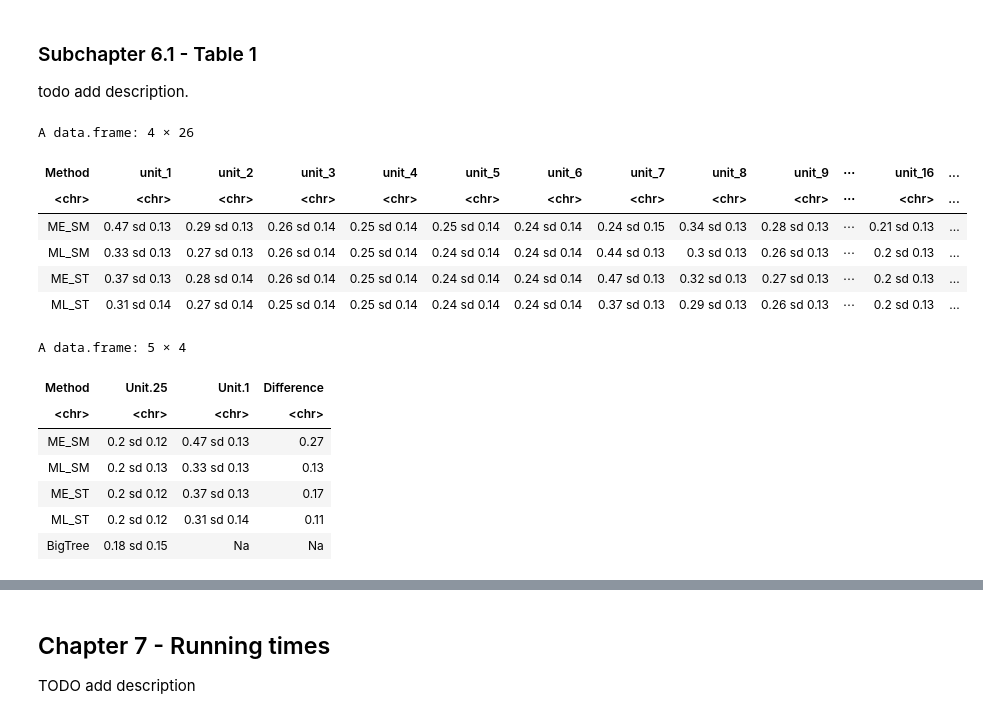
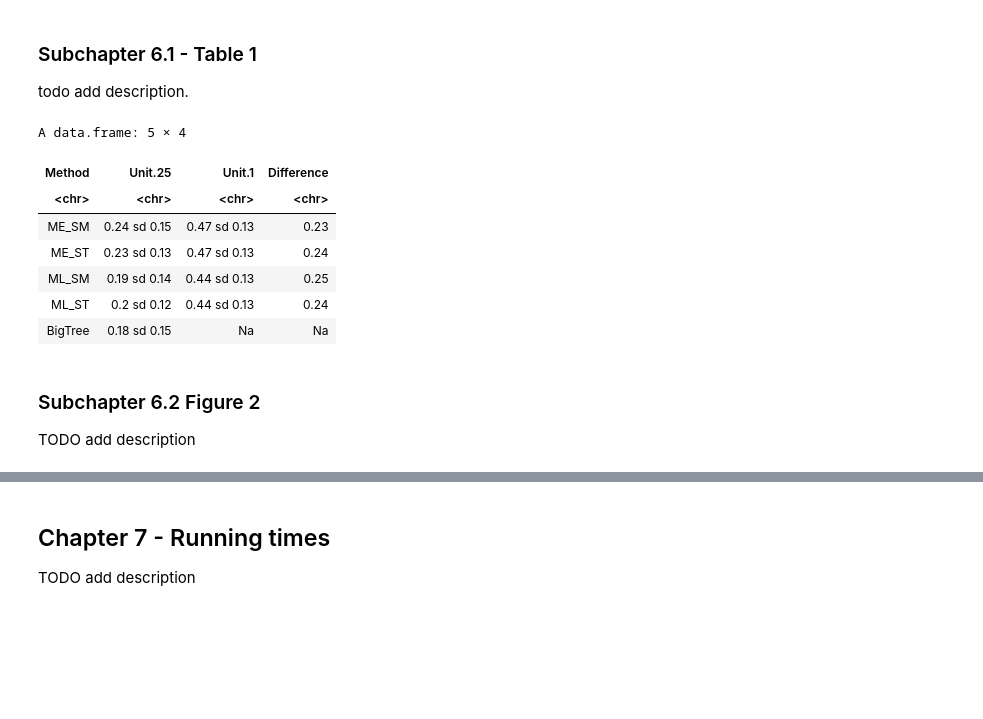
Before and after one commit to alessiovignoli/paralogs-nf, a Jupyter notebook: analysis/simulated_data.ipynb, the cells around one changed output, grey strips where cells are left out. Saved outputs shown, nothing was run; the diff lists cells and outputs as text; code cells hidden in the pictures; blank space fills up the shorter version.

Commit message:
fixed table1 and polished code for figure 3

```diff
--- a/analysis/simulated_data.ipynb
+++ b/analysis/simulated_data.ipynb
@@ -482,7 +483,7 @@ rf_df_new_means = colMeans(df_new)
 sd_df_new_means = apply(df_new, 2, sd)
 
 # Initialize empty list to hold the extracted method names and unit names values
-methods = c("ME_SM", "ML_SM", "ME_ST", "ML_ST")
+methods = c("ME_SM", "ME_ST", "ML_SM",  "ML_ST")
 units   = 25
 
 # Create an empty dataframe with row names for methods and columns for unit_1 to unit_25
@@ -494,48 +495,45 @@ for (key in names(rf_df_new_means)) {
 
   # Split the key into parts (method and unit)
   parts  = strsplit(key, "_unit_")[[1]]
   method = parts[1]
   unit   = as.numeric(parts[2])
 
   # Place the value in the correct row and column of the dataframe adding the standard deviation to it.
   avg_rf_df_method_unit[avg_rf_df_method_unit$Method == method, paste0("unit_", unit)] = paste0(round(rf_df_new_means[key], digit=2), "  sd  ", round(sd_df_new_means[key], digit=2))
 }
 
 # create the actual table with only unit1, unit25 difference values from above df
 diff   = c(as.numeric(sub(" sd.*", "", avg_rf_df_method_unit$unit_1)) - as.numeric(sub(" sd.*", "", avg_rf_df_method_unit$unit_25)))
 table1 = data.frame(Method = avg_rf_df_method_unit$Method,
                     "Unit 25"    = avg_rf_df_method_unit$unit_25,
                     "Unit 1"     = avg_rf_df_method_unit$unit_1,
                     "Difference" = diff )
 
 # read the table compiled in chapter 5. So this cell does not depend on that one to run, it just needs the table file.
 df_bigtree_new = read.table("tables/avg_RF_between_ref_big_tree_subtrees.tsv", header=F)
 
 # make average of all family BigTree RF distances to their respective paralog tree. going from 500 values to 1.
 rf_df_bigtree_new_mean = colMeans(df_bigtree_new)
 rf_df_bigtree_new_sd   = apply(df_bigtree_new, 2, sd)
 
 # add the above two values to table1
 bigtree_row = c("BigTree", paste0(round(rf_df_bigtree_new_mean, digits = 2), "  sd  ", round(rf_df_bigtree_new_sd, digits = 2)), "Na", "Na")
 table1      = rbind(table1, bigtree_row)
 
-avg_rf_df_method_unit
-
 table1
-#write.table(table1, file="Table1_average_RF.tsv",quote=FALSE, sep="\t",row.names=FALSE)
+write.table(table1, file="tables/Table1_average_RF.tsv", quote=FALSE, sep="\t", row.names=FALSE)
 # %% [output]
-A data.frame: 4 × 26
+A data.frame: 5 × 4
-| Method | unit_1 | unit_2 | unit_3 | unit_4 | unit_5 | unit_6 | unit_7 | unit_8 | unit_9 | ⋯ | unit_16 | ... |
-| <chr> | <chr> | <chr> | <chr> | <chr> | <chr> | <chr> | <chr> | <chr> | <chr> | ⋯ | <chr> | ... |
-| ME_SM | 0.47 sd 0.13 | 0.29 sd 0.13 | 0.26 sd 0.14 | 0.25 sd 0.14 | 0.25 sd 0.14 | 0.24 sd 0.14 | 0.24 sd 0.15 | 0.34 sd 0.13 | 0.28 sd 0.13 | ⋯ | 0.21 sd 0.13 | ... |
-| ML_SM | 0.33 sd 0.13 | 0.27 sd 0.13 | 0.26 sd 0.14 | 0.25 sd 0.14 | 0.24 sd 0.14 | 0.24 sd 0.14 | 0.44 sd 0.13 | 0.3 sd 0.13 | 0.26 sd 0.13 | ⋯ | 0.2 sd 0.13 | ... |
-| ME_ST | 0.37 sd 0.13 | 0.28 sd 0.14 | 0.26 sd 0.14 | 0.25 sd 0.14 | 0.24 sd 0.14 | 0.24 sd 0.14 | 0.47 sd 0.13 | 0.32 sd 0.13 | 0.27 sd 0.13 | ⋯ | 0.2 sd 0.13 | ... |
-| ML_ST | 0.31 sd 0.14 | 0.27 sd 0.14 | 0.25 sd 0.14 | 0.25 sd 0.14 | 0.24 sd 0.14 | 0.24 sd 0.14 | 0.37 sd 0.13 | 0.29 sd 0.13 | 0.26 sd 0.13 | ⋯ | 0.2 sd 0.13 | ... |
+| Method | Unit.25 | Unit.1 | Difference |
+| <chr> | <chr> | <chr> | <chr> |
+| ME_SM | 0.24 sd 0.15 | 0.47 sd 0.13 | 0.23 |
+| ME_ST | 0.23 sd 0.13 | 0.47 sd 0.13 | 0.24 |
+| ML_SM | 0.19 sd 0.14 | 0.44 sd 0.13 | 0.25 |
+| ML_ST | 0.2 sd 0.12 | 0.44 sd 0.13 | 0.24 |
+| BigTree | 0.18 sd 0.15 | Na | Na |
-A data.frame: 5 × 4
-| Method | Unit.25 | Unit.1 | Difference |
-| <chr> | <chr> | <chr> | <chr> |
-| ME_SM | 0.2 sd 0.12 | 0.47 sd 0.13 | 0.27 |
-| ML_SM | 0.2 sd 0.13 | 0.33 sd 0.13 | 0.13 |
-| ME_ST | 0.2 sd 0.12 | 0.37 sd 0.13 | 0.17 |
-| ML_ST | 0.2 sd 0.12 | 0.31 sd 0.14 | 0.11 |
-| BigTree | 0.18 sd 0.15 | Na | Na |
+# %% [markdown]
+<a id="subchapter-6_2-Figure-2"></a>
+
+### Subchapter 6.2 Figure 2
+
+TODO add description
```
Also changed, not shown: parts of 9 cells of this notebook, 3 other files.
